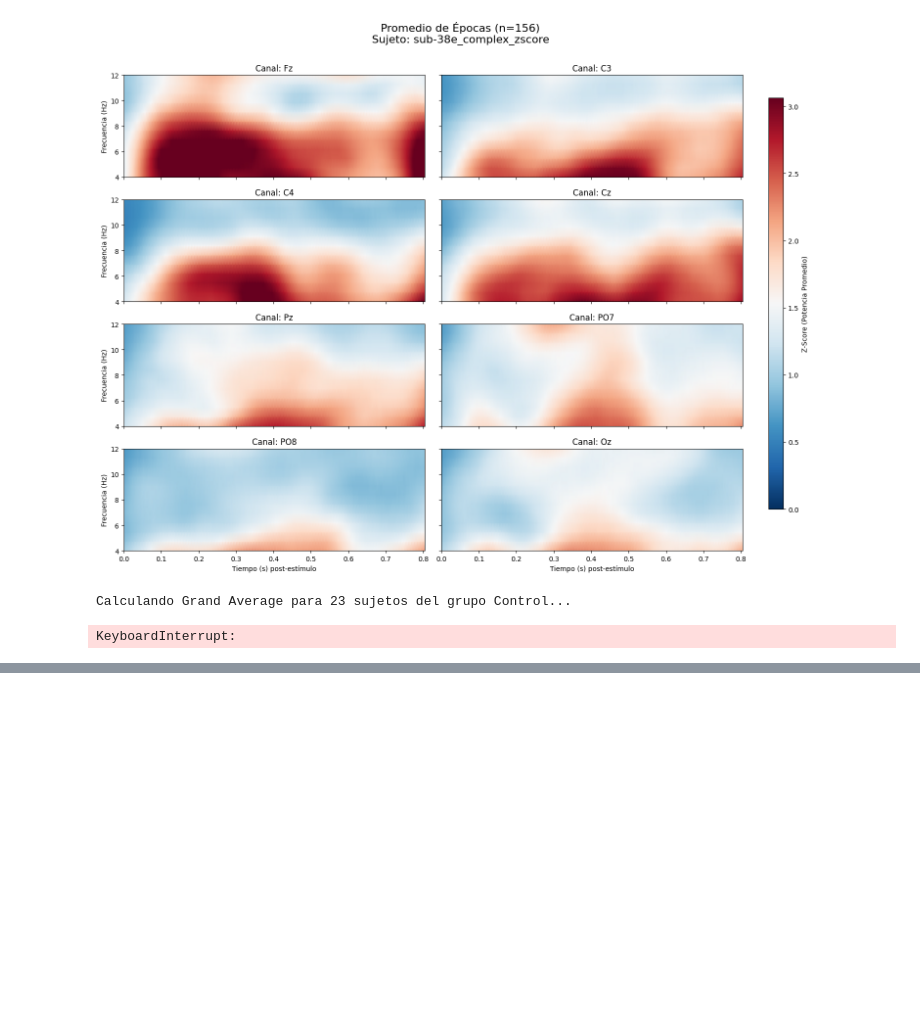
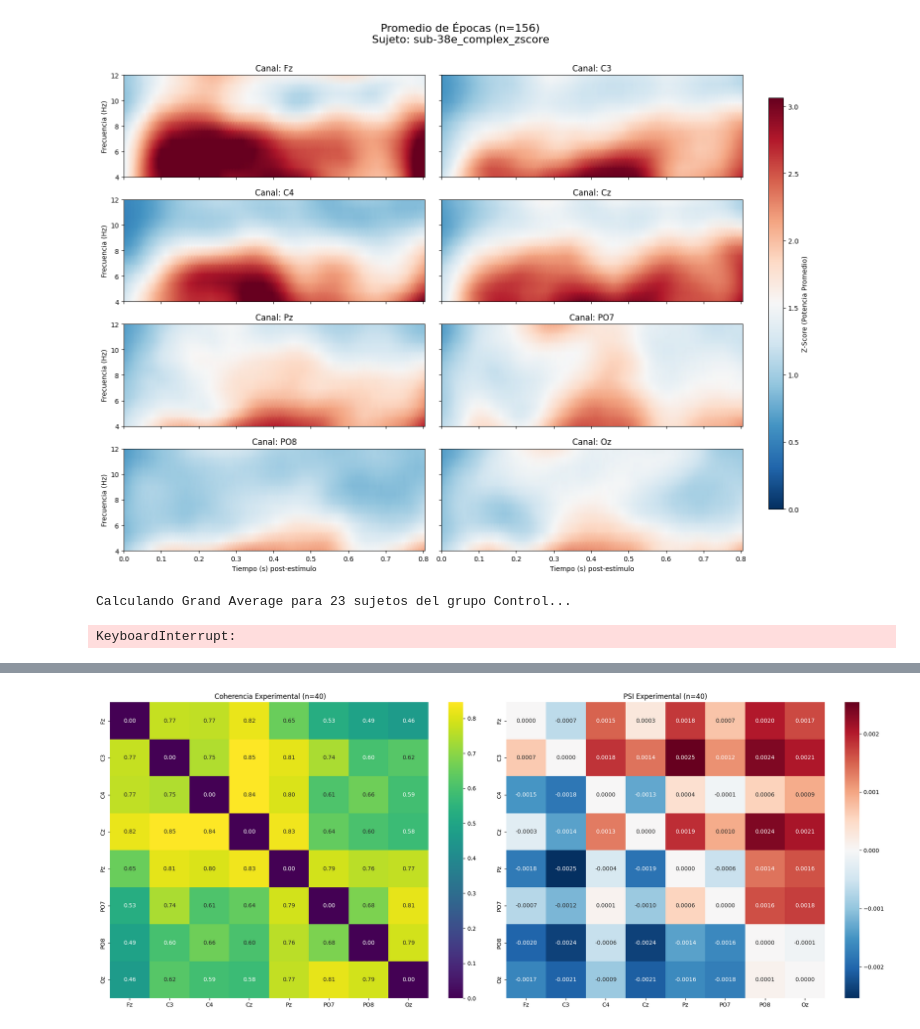
Before and after one commit to fer004/PSI_analysis_STEM, a Jupyter notebook: psi_analisis.ipynb, the cells around one changed output, grey strips where cells are left out. Drawn from its saved outputs; the diff is of its cells as text; code cells hidden in the pictures; blank space fills up the shorter version.

```diff
--- a/psi_analisis.ipynb
+++ b/psi_analisis.ipynb
@@ -329,0 +525,90 @@ KeyboardInterrupt:
+# %%
+import numpy as np
+import pandas as pd
+import matplotlib.pyplot as plt
+import seaborn as sns
+from pathlib import Path
+
+def psi(sub_list, cwt_dir, freqs):
+    # 1. Configuración inicial
+    control_subs = sub_list[sub_list['Group'] == 'exp']['participant_id'].values
+    target_channels = ['Fz', 'C3', 'C4', 'Cz', 'Pz', 'PO7', 'PO8', 'Oz']
+    n_channels = len(target_channels)
+
+    lista_coh_sujetos = []
+    lista_psi_sujetos = []
+
+    print(f"Procesando {len(control_subs)} sujetos del grupo Control (Sin truncar)...")
+
+    # 2. Bucle por sujeto
+    for sub_id in control_subs:
+        file_path = Path(cwt_dir) / f"{sub_id}_complex_zscore.npy"
+        if not file_path.exists():
+            continue
+
+        # Cargar lista de objetos (épocas de tiempos variables)
+        epochs = np.load(file_path, allow_pickle=True)
+        max_t_sub = max([e.shape[2] for e in epochs]) # Tiempo máximo del sujeto
+
+        sub_coh = np.zeros((n_channels, n_channels))
+        sub_psi = np.zeros((n_channels, n_channels))
+
+        # 3. Cálculo de conectividad por pares de canales
+        for i in range(n_channels):
+            for j in range(i + 1, n_channels):
+                # Matrices de acumulación para el promedio inter-ensayos
+                sum_Sxy = np.zeros((len(freqs), max_t_sub), dtype=complex)
+                sum_Sxx = np.zeros((len(freqs), max_t_sub))
+                sum_Syy = np.zeros((len(freqs), max_t_sub))
+                counts = np.zeros(max_t_sub)
+
+                for e in epochs:
+                    t_size = e.shape[2]
+                    Wx, Wy = e[i], e[j]
+
+                    # Acumulación de densidades espectrales
+                    sum_Sxy[:, :t_size] += Wx * np.conj(Wy)
+                    sum_Sxx[:, :t_size] += np.abs(Wx)**2
+                    sum_Syy[:, :t_size] += np.abs(Wy)**2
+                    counts[:t_size] += 1
+
+                # Promedio ponderado por el número de épocas disponibles en cada punto t
+                Sxy = sum_Sxy / (counts + 1e-15)
+                Sxx = sum_Sxx / (counts + 1e-15)
+                Syy = sum_Syy / (counts + 1e-15)
+
+                # Coherencia Compleja y PSI
+                Cxy = Sxy / (np.sqrt(Sxx * Syy) + 1e-15)
+                sub_coh[i, j] = sub_coh[j, i] = np.abs(np.mean(Cxy))
+
+                psi_vals = [np.imag(np.conj(Cxy[f]) * Cxy[f+1]) for f in range(len(freqs)-1)]
+                val_psi = np.mean(psi_vals)
+                sub_psi[i, j], sub_psi[j, i] = val_psi, -val_psi
+
+        lista_coh_sujetos.append(sub_coh)
+        lista_psi_sujetos.append(sub_psi)
+        print(f" OK: {sub_id}")
+
+    # 4. Grand Average del Grupo
+    ga_coh = np.mean(lista_coh_sujetos, axis=0)
+    ga_psi = np.mean(lista_psi_sujetos, axis=0)
+
+    # 5. Graficación de Matrices NXN
+    fig, (ax1, ax2) = plt.subplots(1, 2, figsize=(20, 8))
+
+    # Heatmap Coherencia (Fuerza)
+    sns.heatmap(ga_coh, annot=True, fmt=".2f", cmap='viridis', ax=ax1,
+                xticklabels=target_channels, yticklabels=target_channels)
+    ax1.set_title(f" Coherencia Experimental (n={len(lista_coh_sujetos)})")
+
+    # Heatmap PSI (Dirección)
+    sns.heatmap(ga_psi, annot=True, fmt=".4f", cmap='RdBu_r', center=0, ax=ax2,
+                xticklabels=target_channels, yticklabels=target_channels)
+    ax2.set_title(f"PSI Experimental (n={len(lista_coh_sujetos)})")
+
+    plt.tight_layout()
+    plt.show()
+
+freqs_vals = np.linspace(4, 12, num=12)
+psi(sub_list, CWT_DIR, freqs_vals)
+# %% [output]
@@ -329,0 +632 @@ KeyboardInterrupt:
+[figure, added]
```
Also changed, not shown: parts of 3 cells of this notebook.
